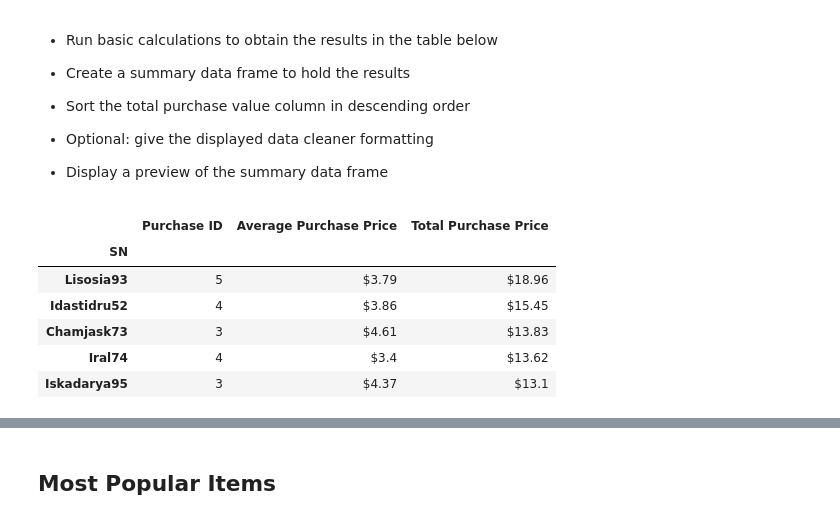
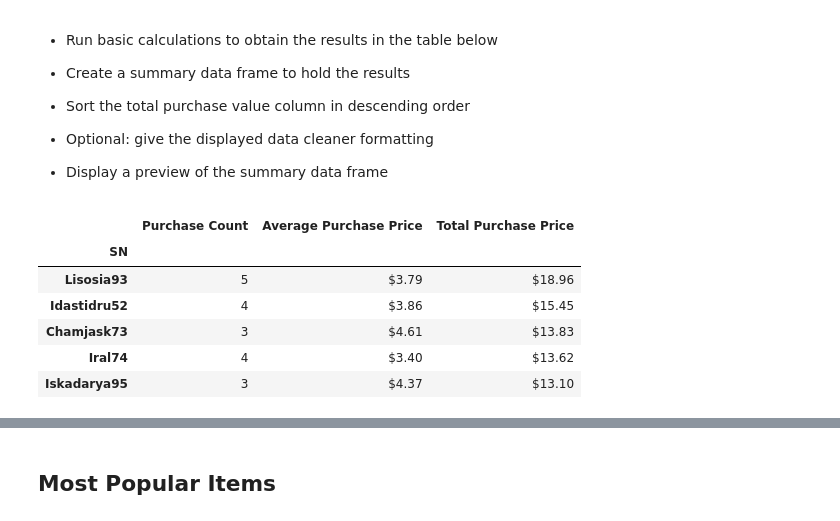
Before and after one commit to magogate/pandas-challenge, a Jupyter notebook: HeroesOfPymoli/HeroesOfPymoli_starter.ipynb, the cells around one changed output, grey strips where cells are left out. Saved outputs shown, nothing was run; the diff lists cells and outputs as text; code cells hidden in the pictures.

```diff
--- a/HeroesOfPymoli/HeroesOfPymoli_starter.ipynb
+++ b/HeroesOfPymoli/HeroesOfPymoli_starter.ipynb
@@ -250,21 +226,22 @@ df_purchase_analysis
 # %%
 #purchase_data[purchase_data["SN"].isin(["Lisosia93", "Idastidru52", "Chamjask73", "Iral74", "Iskadarya95"]) ]
 #here first argumnt : is give "All Rows" and them filter only mentioned column in second argument
 #dfImdb = dfMovies.loc[:, dfMovies.columns.str.contains("IMDB") | dfMovies.columns.str.contains("FILM") ]
 df_top_spender = pd.DataFrame(purchase_data.groupby("SN")["Purchase ID"].count())
-df_top_spender["Average Purchase Price"] = "$"+round(purchase_data.groupby("SN")["Price"].sum() / purchase_data.groupby("SN")["Purchase ID"].count(),2).astype(str)
+#df_top_spender["Average Purchase Price"] = (purchase_data.groupby("SN")["Price"].sum() / purchase_data.groupby("SN")["Purchase ID"].count()).map("${:,.2f}".format)
+df_top_spender["Average Purchase Price"] = purchase_data.groupby("SN")["Price"].mean().map("${:,.2f}".format)
 df_top_spender["Total Purchase Price"] = round(purchase_data.groupby("SN")["Price"].sum(),2)#.astype(str)
 df_top_spender = df_top_spender.sort_values(by=["Total Purchase Price"], ascending=False)
-df_top_spender["Total Purchase Price"] = "$" + df_top_spender["Total Purchase Price"].astype(str)
+df_top_spender["Total Purchase Price"] = df_top_spender["Total Purchase Price"].map("${:,.2f}".format)
+df_top_spender = df_top_spender.rename(columns={"Purchase ID":"Purchase Count"})
+
+#u can also use iloc instead of head
 df_top_spender.head(5)
-#df_top_spender.sort_values
-#df_top_spender.sort_values(by=[""])
-#sort_values(by=["Total Count"], ascending=False)
 # %% [output]
-|  | Purchase ID | Average Purchase Price | Total Purchase Price |
+|  | Purchase Count | Average Purchase Price | Total Purchase Price |
 | SN |  |  |  |
 | Lisosia93 | 5 | $3.79 | $18.96 |
 | Idastidru52 | 4 | $3.86 | $15.45 |
 | Chamjask73 | 3 | $4.61 | $13.83 |
-| Iral74 | 4 | $3.4 | $13.62 |
-| Iskadarya95 | 3 | $4.37 | $13.1 |
+| Iral74 | 4 | $3.40 | $13.62 |
+| Iskadarya95 | 3 | $4.37 | $13.10 |
```
Also changed, not shown: parts of 15 cells of this notebook.
